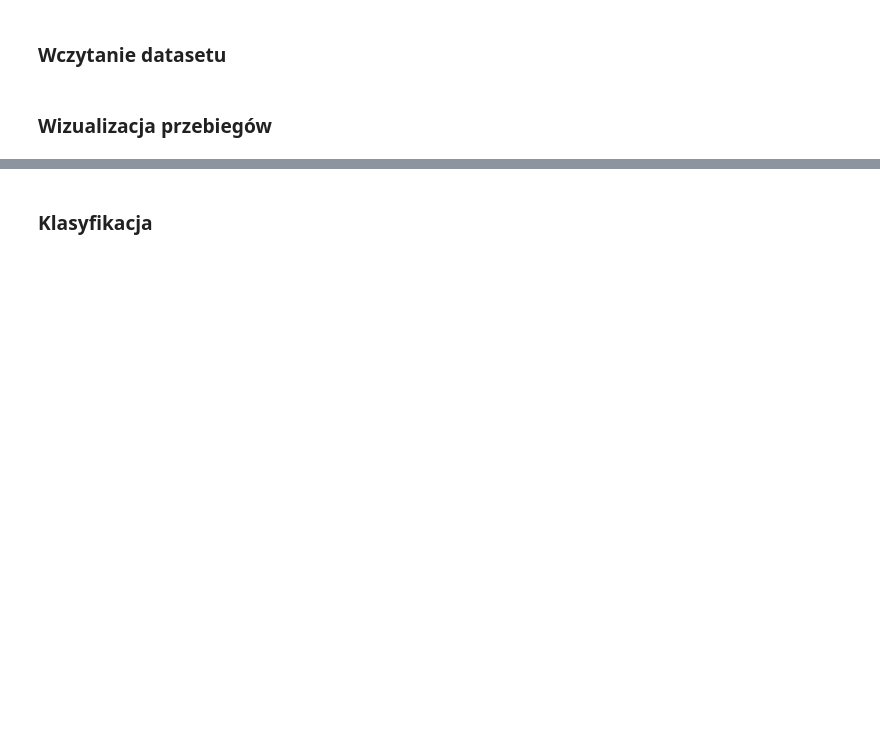
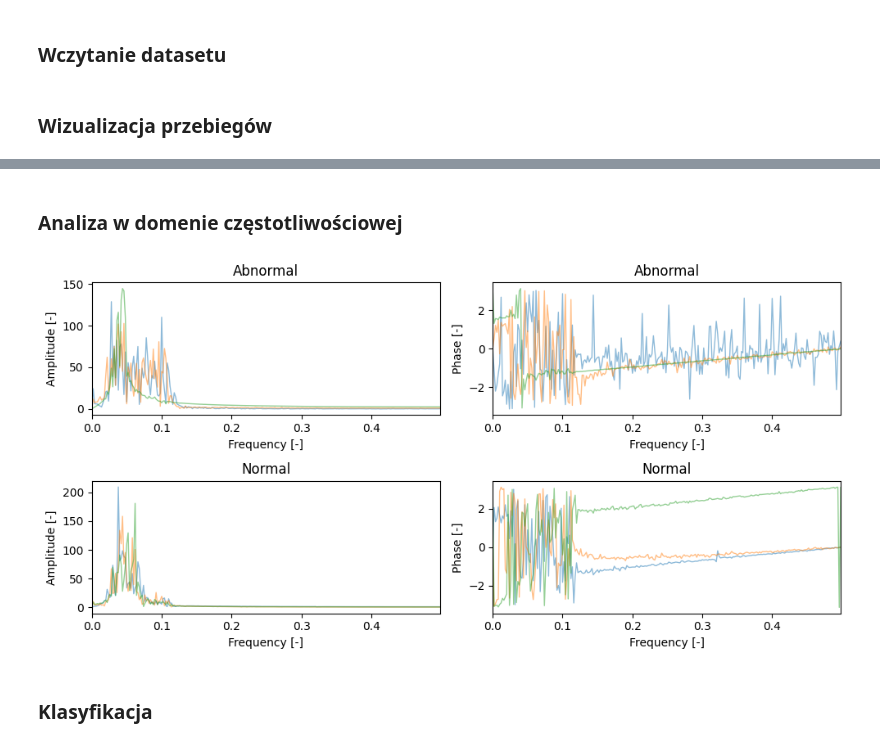
Before and after one commit to Kacper-Marciniak/Kurs-AI, a Jupyter notebook: Student/P8/Projekt8_TimeSeries.ipynb, the cells around one changed output, grey strips where cells are left out. Drawn from its saved outputs; the diff is of its cells as text; code cells hidden in the pictures; blank space fills up the shorter version.

```diff
--- a/Student/P8/Projekt8_TimeSeries.ipynb
+++ b/Student/P8/Projekt8_TimeSeries.ipynb
@@ -99,2 +125,33 @@ transformer = FunctionTransformer(trans_func)
+# %% [markdown]
+### Analiza w domenie częstotliwościowej
+# %%
+import matplotlib.pyplot as plt
+import numpy as np
+
+fig,axes = plt.subplots(nrows=len(CLASS_NAMES),ncols=2,figsize=(10,5))
+for i in range(len(axes)):
+    for j in range(3):
+        index = np.where(y_test == i)[0][j]
+        fft = np.fft.fft(np.array(X_test[index], dtype=float))
+        freq = np.fft.fftfreq(fft.shape[-1])
+        fft = fft[freq >= 0]
+        freq = freq[freq >= 0]
+        amplitude = (fft.real**2 + fft.imag**2)**.5
+        phase = np.arctan2(fft.imag, fft.real)
+
+        axes[i][0].plot(freq, amplitude, linewidth=1, alpha=0.5)
+        axes[i][1].plot(freq, phase, linewidth=1, alpha=0.5)
+    for j in range(2):
+        axes[i][j].set_title(f"{CLASS_NAMES[i]}")
+        axes[i][j].set_xlabel("Frequency [-]")
+        axes[i][j].set_xlim(0, freq.max())
+    axes[i][0].set_ylabel("Amplitude [-]")
+    axes[i][1].set_ylabel("Phase [-]")
+    #ax.set_ylim(-4, 4)
+
+plt.tight_layout()
+plt.show()
+# %% [output]
+[figure, added]
 # %% [markdown]
 ### Klasyfikacja
```
Also changed, not shown: parts of 22 cells of this notebook, 6 other files.
